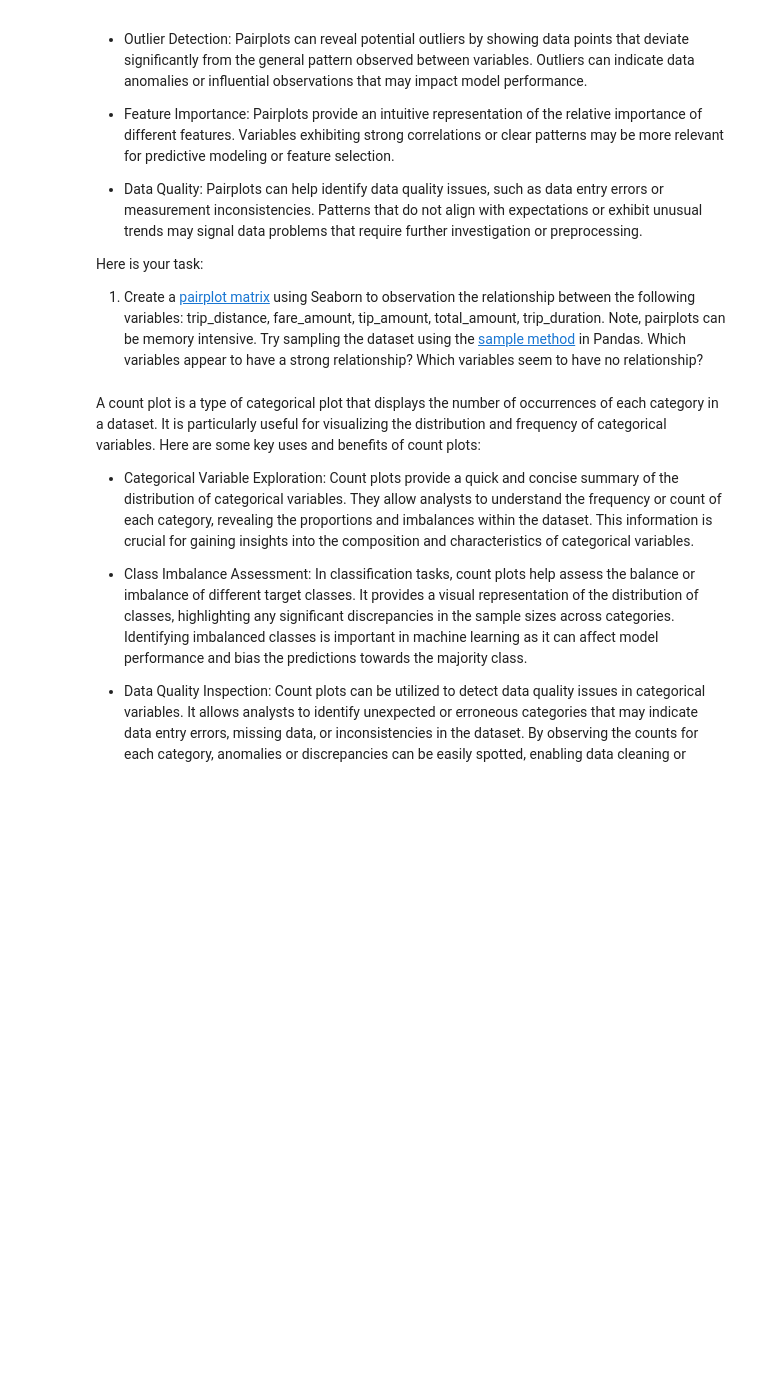
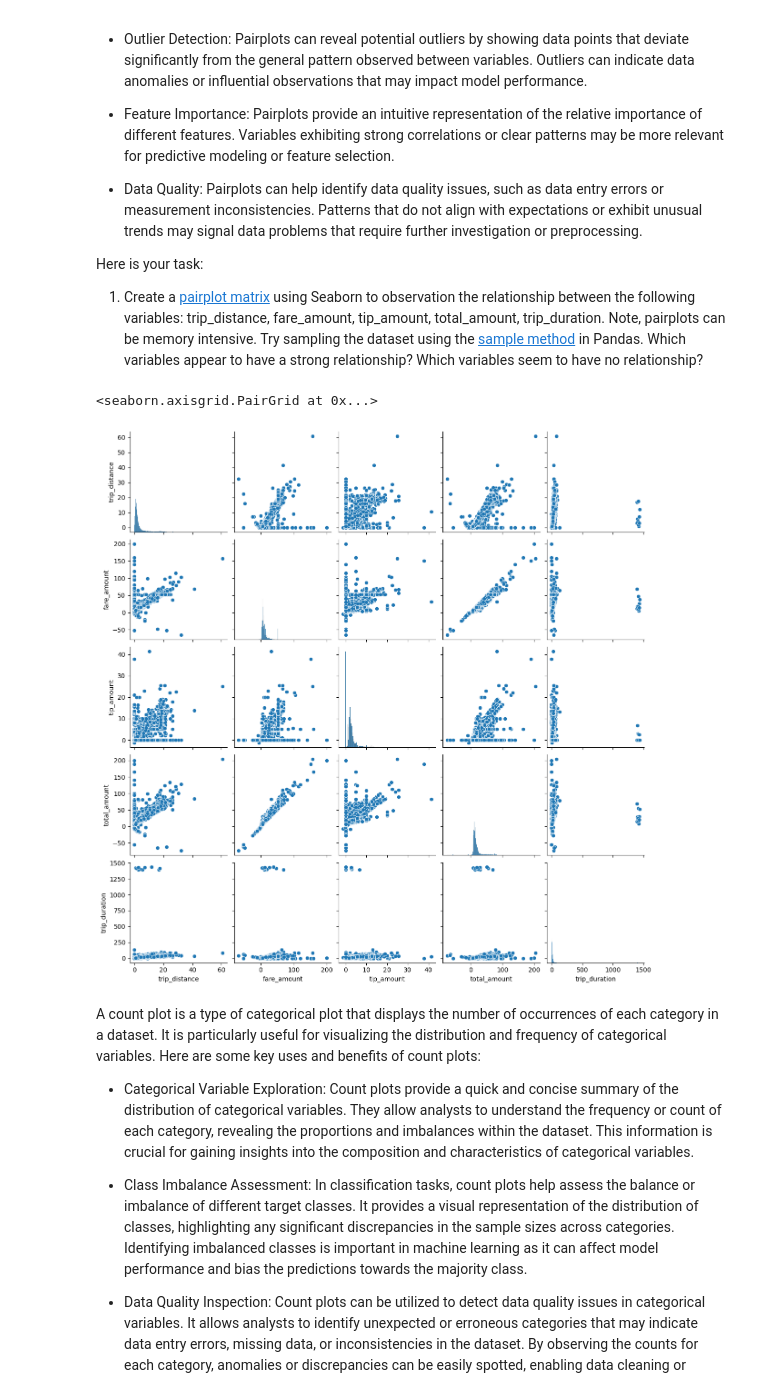
Before and after one commit to eiko-y/UCSD-MLE-Bootcamp, a Jupyter notebook: Eiko_MLE_MiniProject_EDA.ipynb, the cells around one changed output. Drawn from its saved outputs; the diff is of its cells as text; code cells hidden in the pictures; blank space fills up the shorter version.

```diff
--- a/Eiko_MLE_MiniProject_EDA.ipynb
+++ b/Eiko_MLE_MiniProject_EDA.ipynb
@@ -147,6 +166,10 @@ Here is your task:
   1. Create a [pairplot matrix](https://seaborn.pydata.org/generated/seaborn.pairplot.html) using Seaborn to observation the relationship between the following variables: trip_distance, fare_amount, tip_amount, total_amount, trip_duration. Note, pairplots can be memory intensive. Try sampling the dataset using the [sample method](https://pandas.pydata.org/docs/reference/api/pandas.DataFrame.sample.html) in Pandas. Which variables appear to have a strong relationship? Which variables seem to have no relationship?
 # %%
 # Create a scatter plot matrix of numerical variables. If memory issues try the df.sample method.
+sns.pairplot(df[["trip_distance", "fare_amount", "tip_amount", "total_amount", "trip_duration"]].sample(10000))
+# %% [output]
+<seaborn.axisgrid.PairGrid at 0x...>
+[figure, added]
 # %% [markdown]
 A count plot is a type of categorical plot that displays the number of occurrences of each category in a dataset. It is particularly useful for visualizing the distribution and frequency of categorical variables. Here are some key uses and benefits of count plots:
 
```
Also changed, not shown: parts of 4 cells of this notebook.
